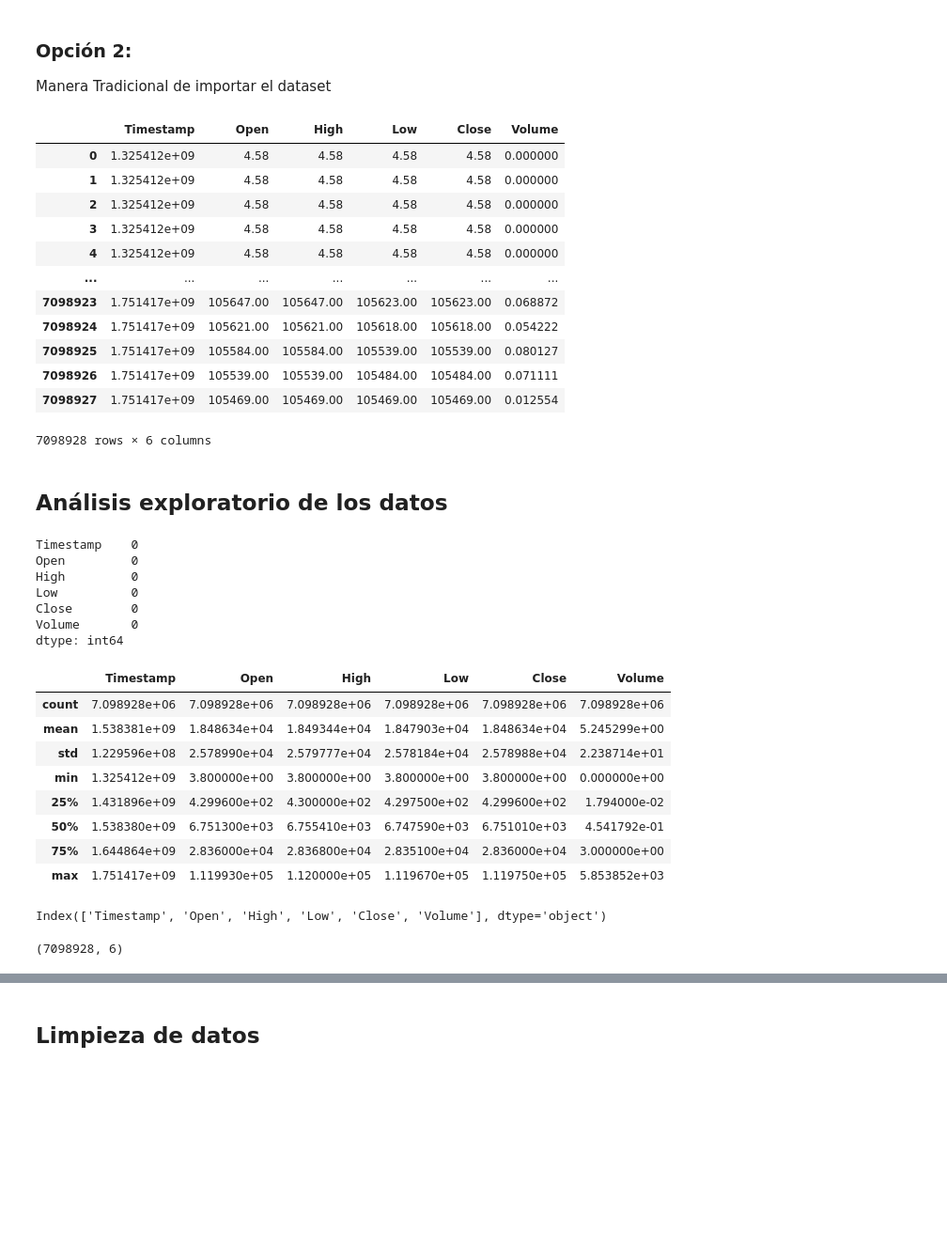
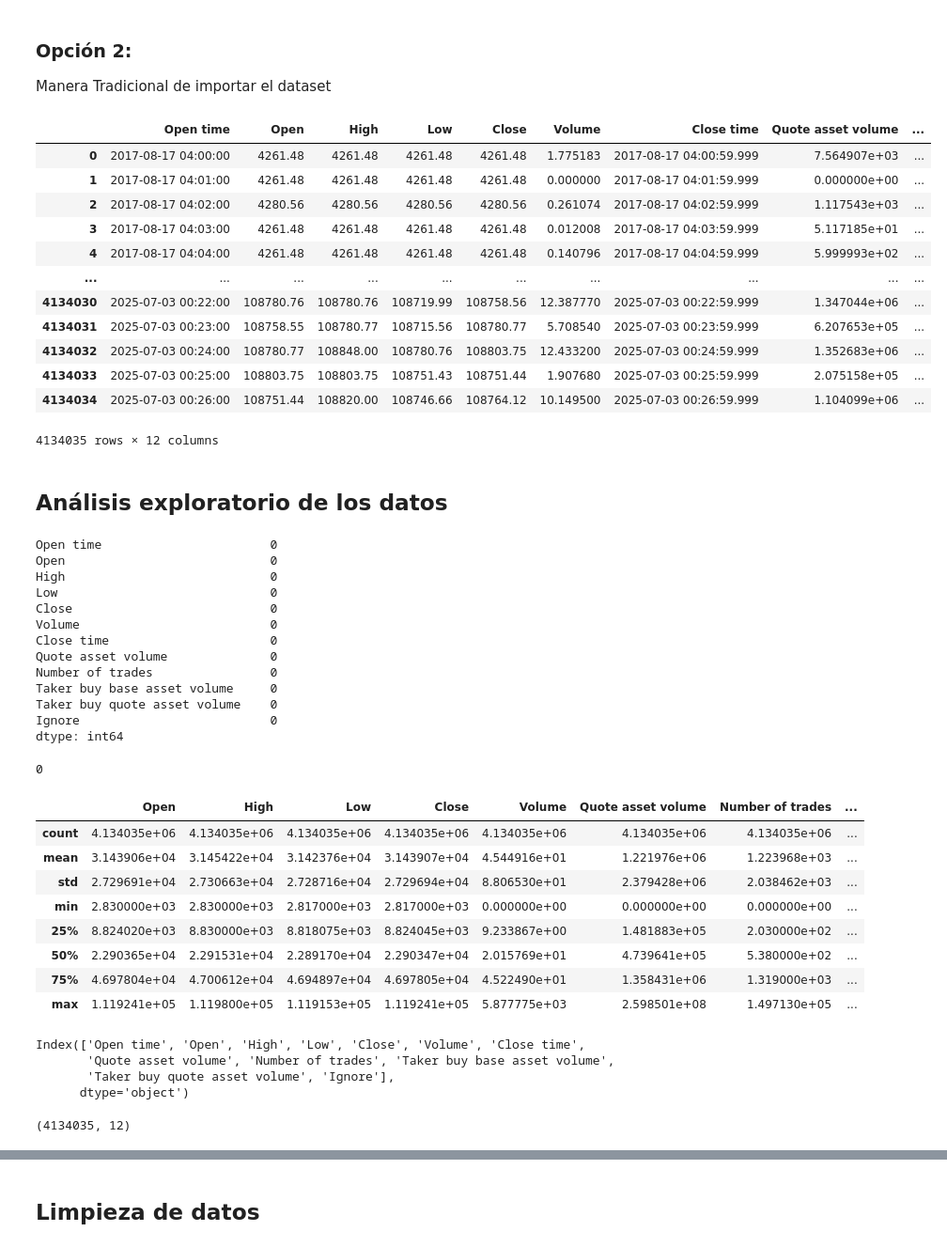
Before and after one commit to DavierGonz/ModeloPredictivoBitcoin, a Jupyter notebook: ModeloPredictivoBitcoin.ipynb, the cells around one changed output, grey strips where cells are left out. Shown: that part at 94% size. Drawn from its saved outputs; the diff is of its cells as text; code cells hidden in the pictures; blank space fills up the shorter version.

Commit message:
feat: Actualizacion de limpieza con los datos del nuevo dataset

```diff
--- a/ModeloPredictivoBitcoin.ipynb
+++ b/ModeloPredictivoBitcoin.ipynb
@@ -55,59 +56,73 @@ df
 ### **Opción 2:**
 Manera Tradicional de importar el dataset
 # %%
-df_original = pd.read_csv(r"C:\PythonProjects\IA-TalentoTech\Proyecto\btcusd_1-min_data.csv")
+df_original = pd.read_csv(r"C:\PythonProjects\IA-TalentoTech\Proyecto\BTCUSD_1m_Binance.csv")
 df = df_original.copy()
 df
 # %% [output]
-|  | Timestamp | Open | High | Low | Close | Volume |
-| 0 | 1.325412e+09 | 4.58 | 4.58 | 4.58 | 4.58 | 0.000000 |
-| 1 | 1.325412e+09 | 4.58 | 4.58 | 4.58 | 4.58 | 0.000000 |
-| 2 | 1.325412e+09 | 4.58 | 4.58 | 4.58 | 4.58 | 0.000000 |
-| 3 | 1.325412e+09 | 4.58 | 4.58 | 4.58 | 4.58 | 0.000000 |
-| 4 | 1.325412e+09 | 4.58 | 4.58 | 4.58 | 4.58 | 0.000000 |
-| ... | ... | ... | ... | ... | ... | ... |
-| 7098923 | 1.751417e+09 | 105647.00 | 105647.00 | 105623.00 | 105623.00 | 0.068872 |
-| 7098924 | 1.751417e+09 | 105621.00 | 105621.00 | 105618.00 | 105618.00 | 0.054222 |
-| 7098925 | 1.751417e+09 | 105584.00 | 105584.00 | 105539.00 | 105539.00 | 0.080127 |
-| 7098926 | 1.751417e+09 | 105539.00 | 105539.00 | 105484.00 | 105484.00 | 0.071111 |
-| 7098927 | 1.751417e+09 | 105469.00 | 105469.00 | 105469.00 | 105469.00 | 0.012554 |
+|  | Open time | Open | High | Low | Close | Volume | Close time | Quote asset volume | ... |
+| 0 | 2017-08-17 04:00:00 | 4261.48 | 4261.48 | 4261.48 | 4261.48 | 1.775183 | 2017-08-17 04:00:59.999 | 7.564907e+03 | ... |
+| 1 | 2017-08-17 04:01:00 | 4261.48 | 4261.48 | 4261.48 | 4261.48 | 0.000000 | 2017-08-17 04:01:59.999 | 0.000000e+00 | ... |
+| 2 | 2017-08-17 04:02:00 | 4280.56 | 4280.56 | 4280.56 | 4280.56 | 0.261074 | 2017-08-17 04:02:59.999 | 1.117543e+03 | ... |
+| 3 | 2017-08-17 04:03:00 | 4261.48 | 4261.48 | 4261.48 | 4261.48 | 0.012008 | 2017-08-17 04:03:59.999 | 5.117185e+01 | ... |
+| 4 | 2017-08-17 04:04:00 | 4261.48 | 4261.48 | 4261.48 | 4261.48 | 0.140796 | 2017-08-17 04:04:59.999 | 5.999993e+02 | ... |
+| ... | ... | ... | ... | ... | ... | ... | ... | ... | ... |
+| 4134030 | 2025-07-03 00:22:00 | 108780.76 | 108780.76 | 108719.99 | 108758.56 | 12.387770 | 2025-07-03 00:22:59.999 | 1.347044e+06 | ... |
+| 4134031 | 2025-07-03 00:23:00 | 108758.55 | 108780.77 | 108715.56 | 108780.77 | 5.708540 | 2025-07-03 00:23:59.999 | 6.207653e+05 | ... |
+| 4134032 | 2025-07-03 00:24:00 | 108780.77 | 108848.00 | 108780.76 | 108803.75 | 12.433200 | 2025-07-03 00:24:59.999 | 1.352683e+06 | ... |
+| 4134033 | 2025-07-03 00:25:00 | 108803.75 | 108803.75 | 108751.43 | 108751.44 | 1.907680 | 2025-07-03 00:25:59.999 | 2.075158e+05 | ... |
+| 4134034 | 2025-07-03 00:26:00 | 108751.44 | 108820.00 | 108746.66 | 108764.12 | 10.149500 | 2025-07-03 00:26:59.999 | 1.104099e+06 | ... |
-7098928 rows × 6 columns
+4134035 rows × 12 columns
 # %% [markdown]
 ## Análisis exploratorio de los datos
 # %%
 #Verificando cantidad de datos nulos
 df.isnull().sum()
 # %% [output]
-Timestamp    0
-Open         0
-High         0
-Low          0
-Close        0
-Volume       0
+Open time                       0
+Open                            0
+High                            0
+Low                             0
+Close                           0
+Volume                          0
+Close time                      0
+Quote asset volume              0
+Number of trades                0
+Taker buy base asset volume     0
+Taker buy quote asset volume    0
+Ignore                          0
 dtype: int64
+# %%
+#Verificando cantidad de datos duplicados
+df.duplicated().sum()
+# %% [output]
+0
 # %%
 # Descripcion Estadistica
 df.describe()
 # %% [output]
-|  | Timestamp | Open | High | Low | Close | Volume |
-| count | 7.098928e+06 | 7.098928e+06 | 7.098928e+06 | 7.098928e+06 | 7.098928e+06 | 7.098928e+06 |
-| mean | 1.538381e+09 | 1.848634e+04 | 1.849344e+04 | 1.847903e+04 | 1.848634e+04 | 5.245299e+00 |
-| std | 1.229596e+08 | 2.578990e+04 | 2.579777e+04 | 2.578184e+04 | 2.578988e+04 | 2.238714e+01 |
-| min | 1.325412e+09 | 3.800000e+00 | 3.800000e+00 | 3.800000e+00 | 3.800000e+00 | 0.000000e+00 |
-| 25% | 1.431896e+09 | 4.299600e+02 | 4.300000e+02 | 4.297500e+02 | 4.299600e+02 | 1.794000e-02 |
-| 50% | 1.538380e+09 | 6.751300e+03 | 6.755410e+03 | 6.747590e+03 | 6.751010e+03 | 4.541792e-01 |
-| 75% | 1.644864e+09 | 2.836000e+04 | 2.836800e+04 | 2.835100e+04 | 2.836000e+04 | 3.000000e+00 |
-| max | 1.751417e+09 | 1.119930e+05 | 1.120000e+05 | 1.119670e+05 | 1.119750e+05 | 5.853852e+03 |
+|  | Open | High | Low | Close | Volume | Quote asset volume | Number of trades | ... |
+| count | 4.134035e+06 | 4.134035e+06 | 4.134035e+06 | 4.134035e+06 | 4.134035e+06 | 4.134035e+06 | 4.134035e+06 | ... |
+| mean | 3.143906e+04 | 3.145422e+04 | 3.142376e+04 | 3.143907e+04 | 4.544916e+01 | 1.221976e+06 | 1.223968e+03 | ... |
+| std | 2.729691e+04 | 2.730663e+04 | 2.728716e+04 | 2.729694e+04 | 8.806530e+01 | 2.379428e+06 | 2.038462e+03 | ... |
+| min | 2.830000e+03 | 2.830000e+03 | 2.817000e+03 | 2.817000e+03 | 0.000000e+00 | 0.000000e+00 | 0.000000e+00 | ... |
+| 25% | 8.824020e+03 | 8.830000e+03 | 8.818075e+03 | 8.824045e+03 | 9.233867e+00 | 1.481883e+05 | 2.030000e+02 | ... |
+| 50% | 2.290365e+04 | 2.291531e+04 | 2.289170e+04 | 2.290347e+04 | 2.015769e+01 | 4.739641e+05 | 5.380000e+02 | ... |
+| 75% | 4.697804e+04 | 4.700612e+04 | 4.694897e+04 | 4.697805e+04 | 4.522490e+01 | 1.358431e+06 | 1.319000e+03 | ... |
+| max | 1.119241e+05 | 1.119800e+05 | 1.119153e+05 | 1.119241e+05 | 5.877775e+03 | 2.598501e+08 | 1.497130e+05 | ... |
 # %%
 # Columnas del dataset
 df.columns
 # %% [output]
-Index(['Timestamp', 'Open', 'High', 'Low', 'Close', 'Volume'], dtype='object')
+Index(['Open time', 'Open', 'High', 'Low', 'Close', 'Volume', 'Close time',
+       'Quote asset volume', 'Number of trades', 'Taker buy base asset volume',
+       'Taker buy quote asset volume', 'Ignore'],
+      dtype='object')
 # %%
 # Tamaño del dataset
 df.shape
 # %% [output]
-(7098928, 6)
+(4134035, 12)
 # %%
 df.info()
 # %% [output]
```
Also changed, not shown: parts of 17 cells of this notebook.
